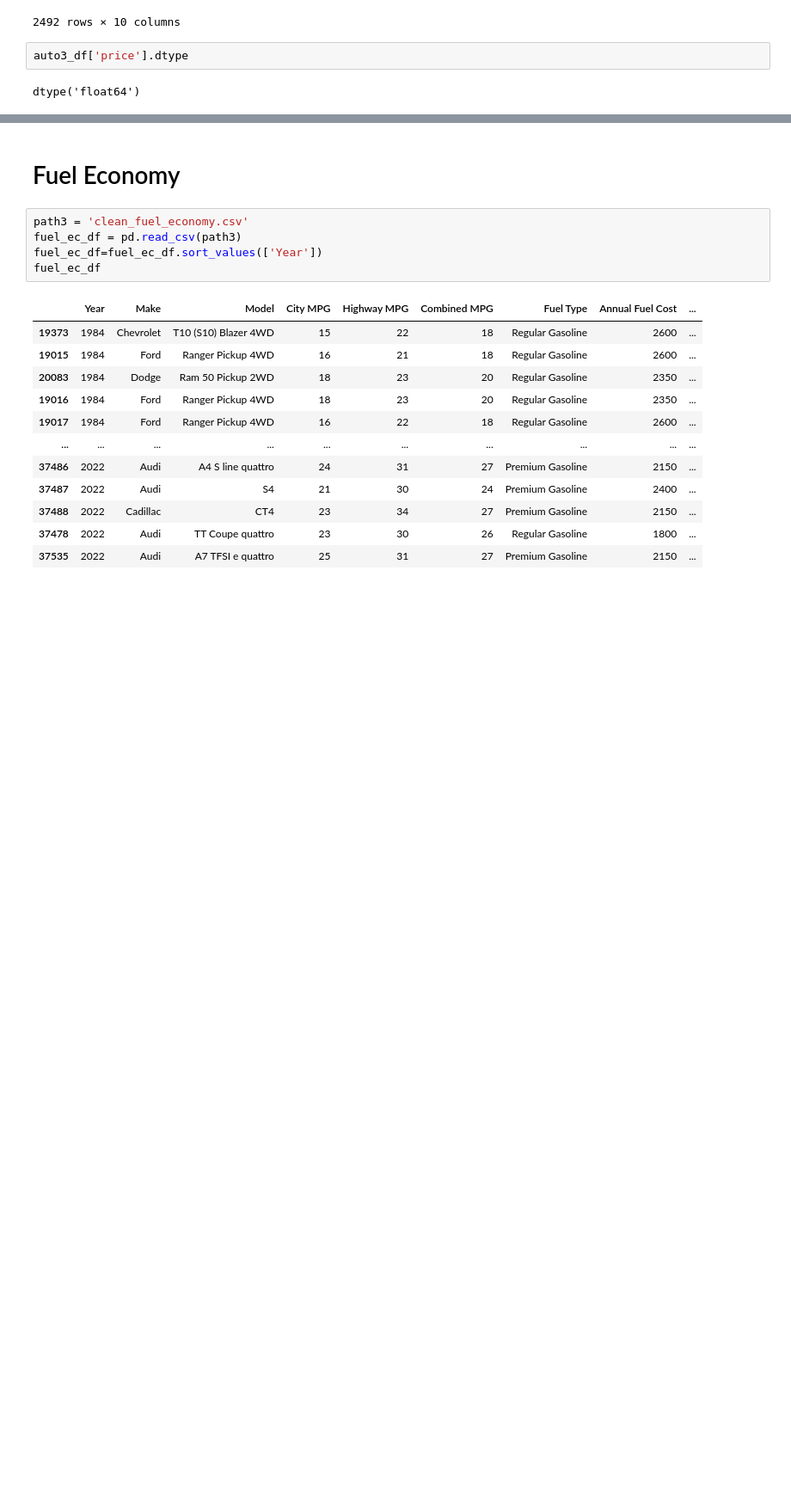
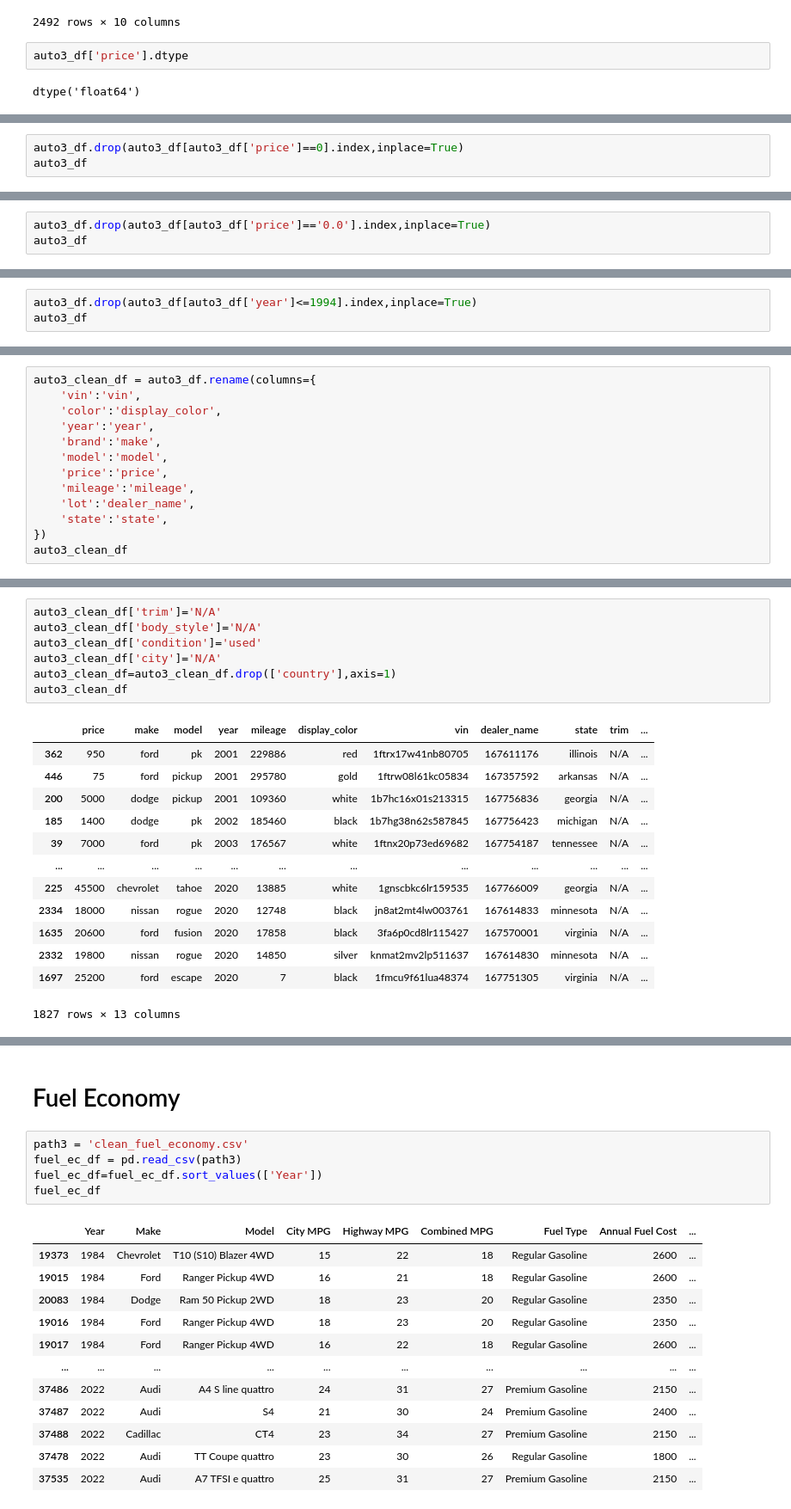
Before and after one commit to SColson82/Car-ETL, a Jupyter notebook: merged_auto.ipynb, the cells around one changed output, grey strips where cells are left out. Shown at 86% size. Drawn from its saved outputs; the diff is of its cells as text; blank space fills up the shorter version.

```diff
--- a/merged_auto.ipynb
+++ b/merged_auto.ipynb
@@ -148,0 +173,3 @@ auto3_df
+# %%
+auto3_df.drop(auto3_df[auto3_df['price']==0].index,inplace=True)
+auto3_df
@@ -148,0 +206,3 @@ auto3_df
+# %%
+auto3_df.drop(auto3_df[auto3_df['price']=='0.0'].index,inplace=True)
+auto3_df
@@ -148,0 +223,3 @@ auto3_df
+# %%
+auto3_df.drop(auto3_df[auto3_df['year']<=1994].index,inplace=True)
+auto3_df
@@ -148,0 +240,13 @@ auto3_df
+# %%
+auto3_clean_df = auto3_df.rename(columns={
+    'vin':'vin',
+    'color':'display_color',
+    'year':'year',
+    'brand':'make',
+    'model':'model',
+    'price':'price',
+    'mileage':'mileage',
+    'lot':'dealer_name',
+    'state':'state',
+})
+auto3_clean_df
@@ -148,0 +267,21 @@ auto3_df
+# %%
+auto3_clean_df['trim']='N/A'
+auto3_clean_df['body_style']='N/A'
+auto3_clean_df['condition']='used'
+auto3_clean_df['city']='N/A'
+auto3_clean_df=auto3_clean_df.drop(['country'],axis=1)
+auto3_clean_df
+# %% [output]
+|  | price | make | model | year | mileage | display_color | vin | dealer_name | state | trim | ... |
+| 362 | 950 | ford | pk | 2001 | 229886 | red | 1ftrx17w41nb80705 | 167611176 | illinois | N/A | ... |
+| 446 | 75 | ford | pickup | 2001 | 295780 | gold | 1ftrw08l61kc05834 | 167357592 | arkansas | N/A | ... |
+| 200 | 5000 | dodge | pickup | 2001 | 109360 | white | 1b7hc16x01s213315 | 167756836 | georgia | N/A | ... |
+| 185 | 1400 | dodge | pk | 2002 | 185460 | black | 1b7hg38n62s587845 | 167756423 | michigan | N/A | ... |
+| 39 | 7000 | ford | pk | 2003 | 176567 | white | 1ftnx20p73ed69682 | 167754187 | tennessee | N/A | ... |
+| ... | ... | ... | ... | ... | ... | ... | ... | ... | ... | ... | ... |
+| 225 | 45500 | chevrolet | tahoe | 2020 | 13885 | white | 1gnscbkc6lr159535 | 167766009 | georgia | N/A | ... |
+| 2334 | 18000 | nissan | rogue | 2020 | 12748 | black | jn8at2mt4lw003761 | 167614833 | minnesota | N/A | ... |
+| 1635 | 20600 | ford | fusion | 2020 | 17858 | black | 3fa6p0cd8lr115427 | 167570001 | virginia | N/A | ... |
+| 2332 | 19800 | nissan | rogue | 2020 | 14850 | silver | knmat2mv2lp511637 | 167614830 | minnesota | N/A | ... |
+| 1697 | 25200 | ford | escape | 2020 | 7 | black | 1fmcu9f61lua48374 | 167751305 | virginia | N/A | ... |
+1827 rows × 13 columns
```
Also changed, not shown: parts of 12 cells of this notebook.
